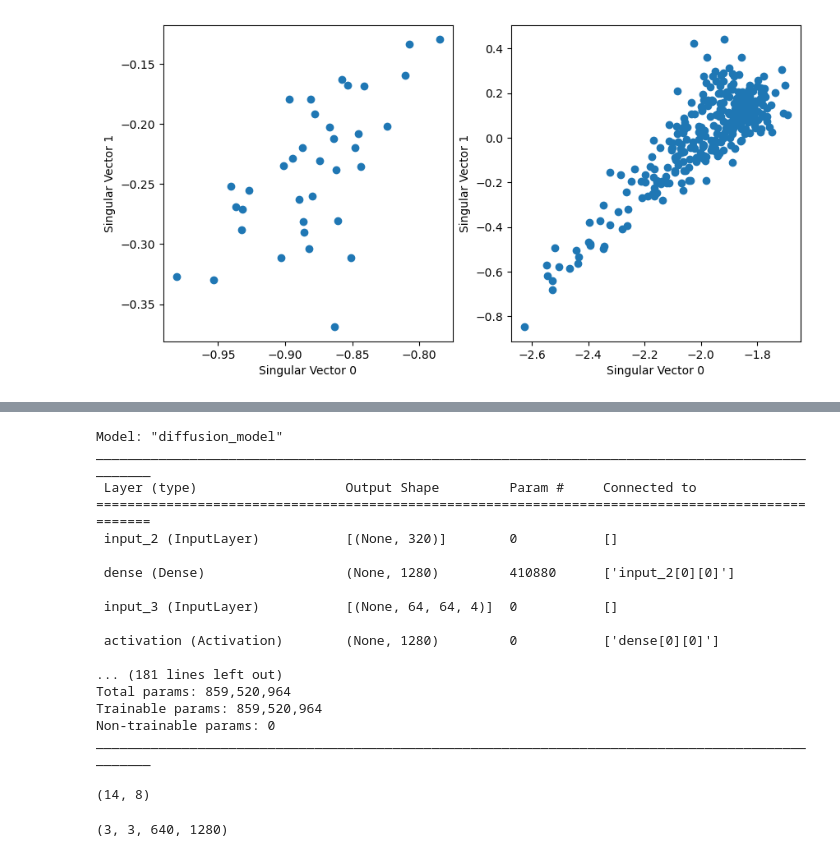
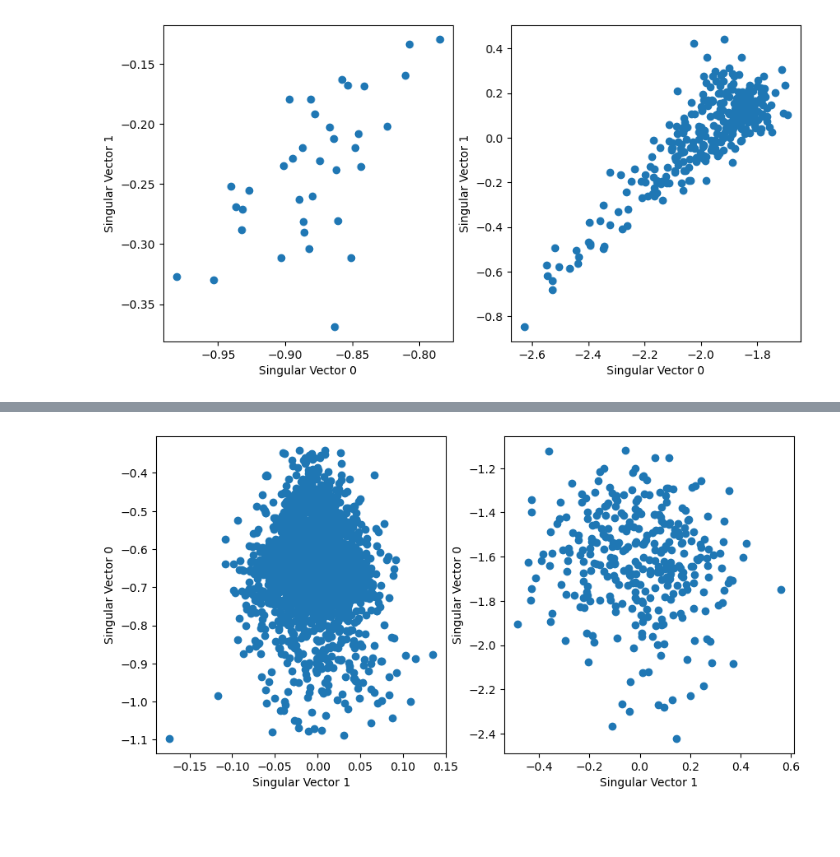
Before and after one commit to vedantnilabh/Final_Paper_ML, a Jupyter notebook: branchspecialization.ipynb, the cells around one changed output, grey strips where cells are left out. Saved outputs shown, nothing was run; the diff lists cells and outputs as text; code cells hidden in the pictures; blank space fills up the shorter version.

```diff
--- a/branchspecialization.ipynb
+++ b/branchspecialization.ipynb
@@ -184,28 +150,4 @@ adaptive_branch_svd(0, 1)
-# %%
-diffusion_model.summary()
-# %% [output]
-Model: "diffusion_model"
-__________________________________________________________________________________________________
- Layer (type)                   Output Shape         Param #     Connected to
-==================================================================================================
- input_2 (InputLayer)           [(None, 320)]        0           []
-
- dense (Dense)                  (None, 1280)         410880      ['input_2[0][0]']
-
- input_3 (InputLayer)           [(None, 64, 64, 4)]  0           []
-
- activation (Activation)        (None, 1280)         0           ['dense[0][0]']
-
-... (181 lines left out)
-Total params: 859,520,964
-Trainable params: 859,520,964
-Non-trainable params: 0
-__________________________________________________________________________________________________
-# %%
-cnn_layers_in_order[9]
-# %% [output]
-(14, 8)
-# %%
-get_cnn_layer(11).shape
-# %% [output]
-(3, 3, 640, 1280)
+# %%
+adaptive_branch_svd(1, 2)
+# %% [output]
+[figure, added]
```
Also changed, not shown: parts of 5 cells of this notebook.
